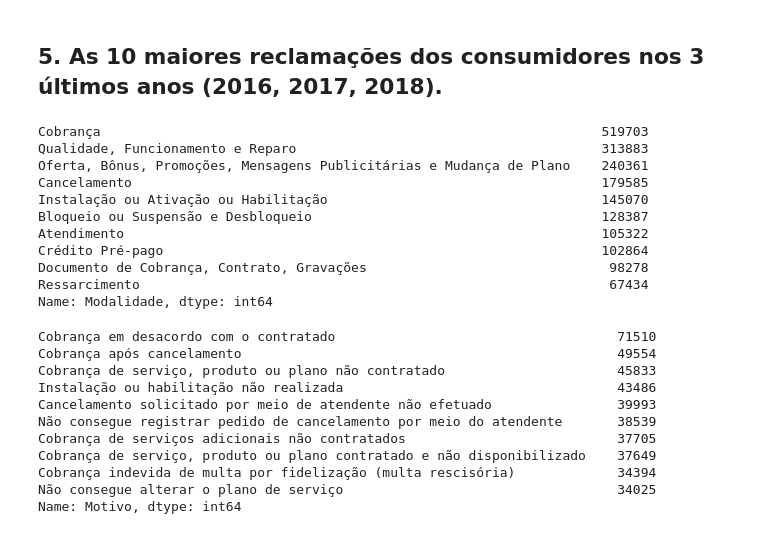
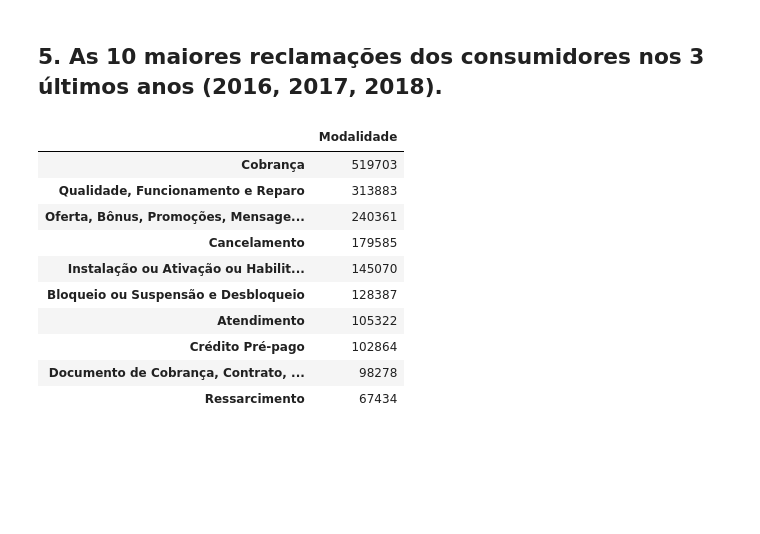
Before and after one commit to Rafaelcvo/dataset_anatel_pos, a Jupyter notebook: anatel.ipynb, the cells around one changed output. Drawn from its saved outputs; the diff is of its cells as text; code cells hidden in the pictures; blank space fills up the shorter version.

```diff
--- a/anatel.ipynb
+++ b/anatel.ipynb
@@ -248,31 +260,19 @@ Número de reclamações de acordo com o canal
 # %%
 recl_mod = df_anatel['Modalidade'].value_counts()
 recl_motivo = df_anatel['Motivo'].value_counts()
-# %%
-recl_mod[:10]
-# %% [output]
-Cobrança                                                                519703
-Qualidade, Funcionamento e Reparo                                       313883
-Oferta, Bônus, Promoções, Mensagens Publicitárias e Mudança de Plano    240361
-Cancelamento                                                            179585
-Instalação ou Ativação ou Habilitação                                   145070
-Bloqueio ou Suspensão e Desbloqueio                                     128387
-Atendimento                                                             105322
-Crédito Pré-pago                                                        102864
-Documento de Cobrança, Contrato, Gravações                               98278
-Ressarcimento                                                            67434
-Name: Modalidade, dtype: int64
-# %%
-recl_motivo[:10]
-# %% [output]
-Cobrança em desacordo com o contratado                                    71510
-Cobrança após cancelamento                                                49554
-Cobrança de serviço, produto ou plano não contratado                      45833
-Instalação ou habilitação não realizada                                   43486
-Cancelamento solicitado por meio de atendente não efetuado                39993
-Não consegue registrar pedido de cancelamento por meio do atendente       38539
-Cobrança de serviços adicionais não contratados                           37705
-Cobrança de serviço, produto ou plano contratado e não disponibilizado    37649
-Cobrança indevida de multa por fidelização (multa rescisória)             34394
-Não consegue alterar o plano de serviço                                   34025
-Name: Motivo, dtype: int64
+# %%
+# As 10 maiores reclamações pelo tipo de classificação de modalidade
+
+recl_mod[:10].to_frame()
+# %% [output]
+|  | Modalidade |
+| Cobrança | 519703 |
+| Qualidade, Funcionamento e Reparo | 313883 |
+| Oferta, Bônus, Promoções, Mensage... | 240361 |
+| Cancelamento | 179585 |
+| Instalação ou Ativação ou Habilit... | 145070 |
+| Bloqueio ou Suspensão e Desbloqueio | 128387 |
+| Atendimento | 105322 |
+| Crédito Pré-pago | 102864 |
+| Documento de Cobrança, Contrato, ... | 98278 |
+| Ressarcimento | 67434 |
```
Also changed, not shown: parts of 6 cells of this notebook.
